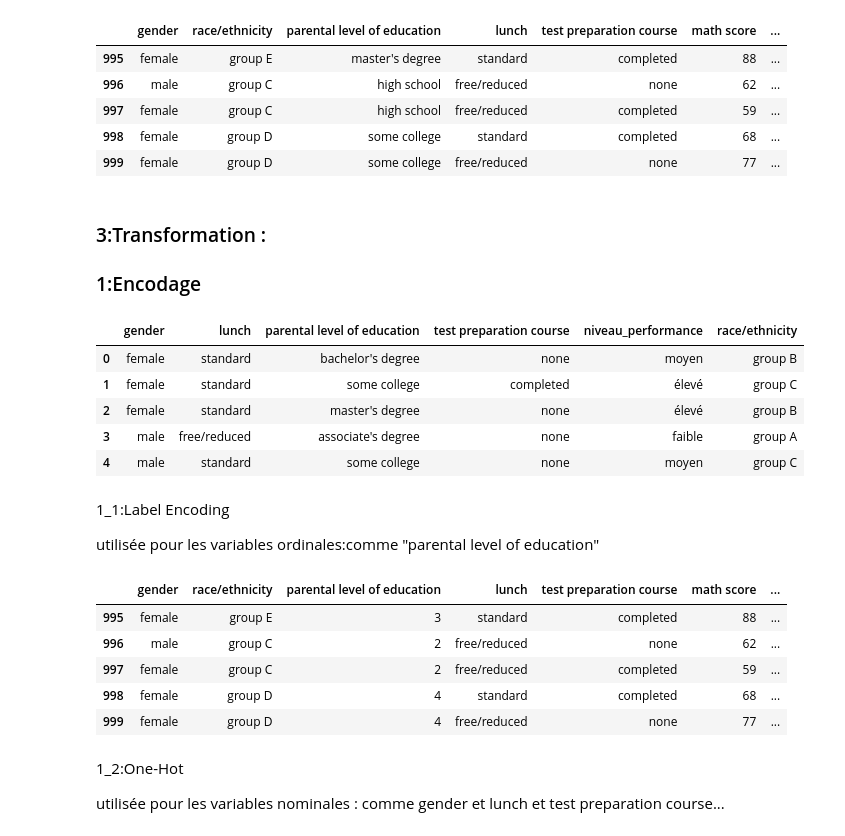
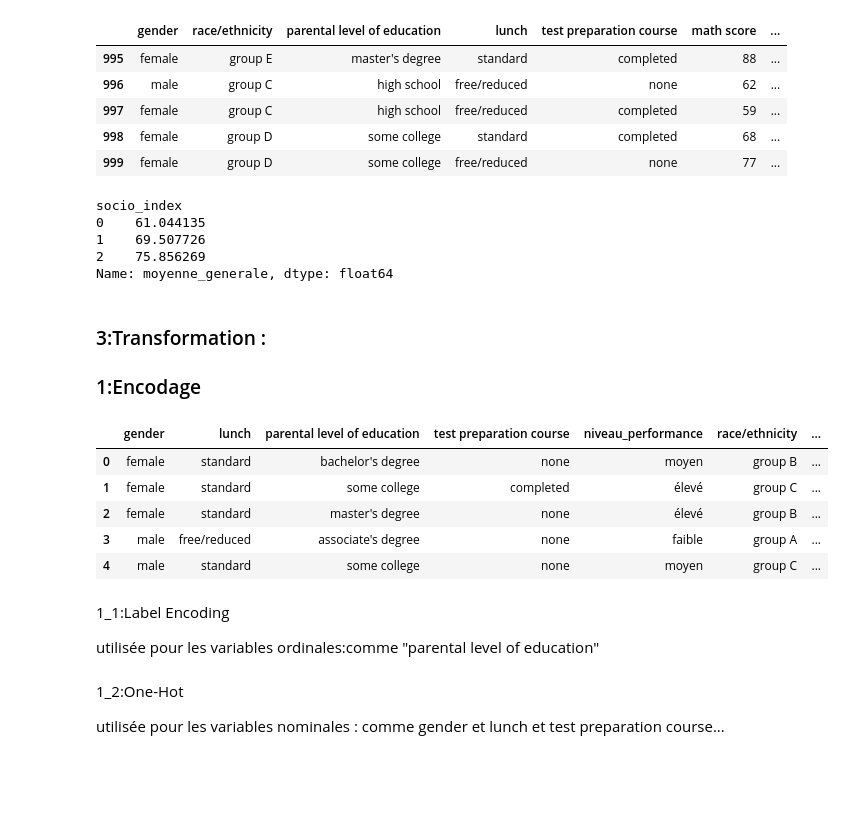
Before and after one commit to zelkadiri603-lang/mini_projet_ML, a Jupyter notebook: ML.ipynb, the cells around one changed output. Drawn from its saved outputs; the diff is of its cells as text; code cells hidden in the pictures; blank space fills up the shorter version.

```diff
--- a/ML.ipynb
+++ b/ML.ipynb
@@ -367,6 +367,12 @@ df["moyenne_generale"] = (
     df["reading score"] +
     df["writing score"]
 ) / 3
+# %%
+#Indice socio-économique
+df["socio_index"] = (
+    (df["lunch"] == "standard").astype(int) +
+    (df["parental level of education"].isin(["bachelor's degree", "master's degree"])).astype(int)
+)
 # %% [markdown]
 2_2 :  Feature Spécifique au domaine
 # %%
@@ -379,6 +385,22 @@ def niveau(x):
         return "faible"
 
 df["niveau_performance"]=df["moyenne_generale"].apply(niveau)
+# %%
+#
+df["socio_status"] = df["socio_index"].apply(
+    lambda x: "faible" if x == 0 else ("moyen" if x == 1 else "élevé")
+)
+# %%
+
+df["parent_group"] = df["parental level of education"].apply(
+    lambda x: "low" if x in ["high school", "some high school"]
+    else "medium" if x == "some college"
+    else "high"
+)
+# %%
+df["study_level"] = df["test preparation course"].apply(
+    lambda x: "révise" if x == "completed" else "négligent"
+)
 # %%
 df.tail()
 # %% [output]
@@ -388,18 +410,33 @@ df.tail()
 | 997 | female | group C | high school | free/reduced | completed | 59 | ... |
 | 998 | female | group D | some college | standard | completed | 68 | ... |
 | 999 | female | group D | some college | free/reduced | none | 77 | ... |
+# %%
+df.groupby("socio_index")["moyenne_generale"].mean()
+# %% [output]
+socio_index
+0    61.044135
+1    69.507726
+2    75.856269
+Name: moyenne_generale, dtype: float64
 # %% [markdown]
 ### 3:Transformation :
 ### 1:Encodage
 # %%
-df[['gender', 'lunch', 'parental level of education','test preparation course','niveau_performance','race/ethnicity']].head()
+df[['gender',
+    'lunch',
+    'parental level of education',
+    'test preparation course',
+    'niveau_performance',
+    'race/ethnicity',
+    'parent_group',
+    'study_level']].head()
 # %% [output]
-|  | gender | lunch | parental level of education | test preparation course | niveau_performance | race/ethnicity |
-| 0 | female | standard | bachelor's degree | none | moyen | group B |
-| 1 | female | standard | some college | completed | élevé | group C |
-| 2 | female | standard | master's degree | none | élevé | group B |
-| 3 | male | free/reduced | associate's degree | none | faible | group A |
-| 4 | male | standard | some college | none | moyen | group C |
+|  | gender | lunch | parental level of education | test preparation course | niveau_performance | race/ethnicity | ... |
+| 0 | female | standard | bachelor's degree | none | moyen | group B | ... |
+| 1 | female | standard | some college | completed | élevé | group C | ... |
+| 2 | female | standard | master's degree | none | élevé | group B | ... |
+| 3 | male | free/reduced | associate's degree | none | faible | group A | ... |
+| 4 | male | standard | some college | none | moyen | group C | ... |
 # %% [markdown]
 1_1:Label Encoding
 
@@ -407,19 +444,13 @@ utilisée pour les variables ordinales:comme  "parental level of education"
 # %%
 from sklearn.preprocessing import LabelEncoder
 
-le = LabelEncoder()
+le_parent = LabelEncoder()
+le_perf = LabelEncoder()
+le_group = LabelEncoder()
 
-le2 = LabelEncoder()
-df["parental level of education"] = le2.fit_transform(df["parental level of education"])
-df["niveau_performance"] = le.fit_transform(df["niveau_performance"])
-df.tail()
+df["parental level of education"] = le_parent.fit_transform(df["parental level of education"])
+df["niveau_performance"] = le_perf.fit_transform(df["niveau_performance"])
+df["parent_group"] = le_group.fit_transform(df["parent_group"])
-# %% [output]
-|  | gender | race/ethnicity | parental level of education | lunch | test preparation course | math score | ... |
-| 995 | female | group E | 3 | standard | completed | 88 | ... |
-| 996 | male | group C | 2 | free/reduced | none | 62 | ... |
-| 997 | female | group C | 2 | free/reduced | completed | 59 | ... |
-| 998 | female | group D | 4 | standard | completed | 68 | ... |
-| 999 | female | group D | 4 | free/reduced | none | 77 | ... |
 # %% [markdown]
 1_2:One-Hot
 
```
Also changed, not shown: parts of 22 cells of this notebook.
